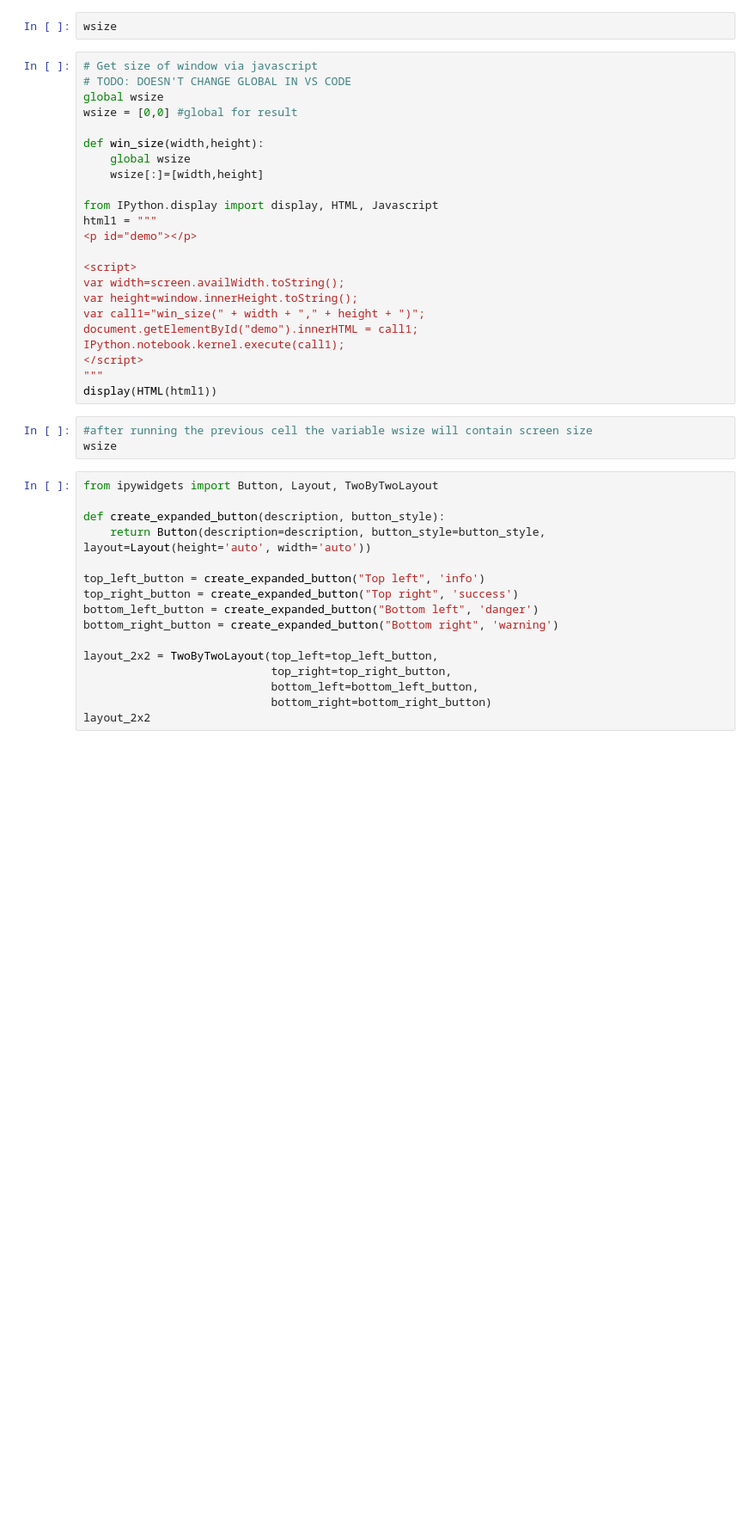
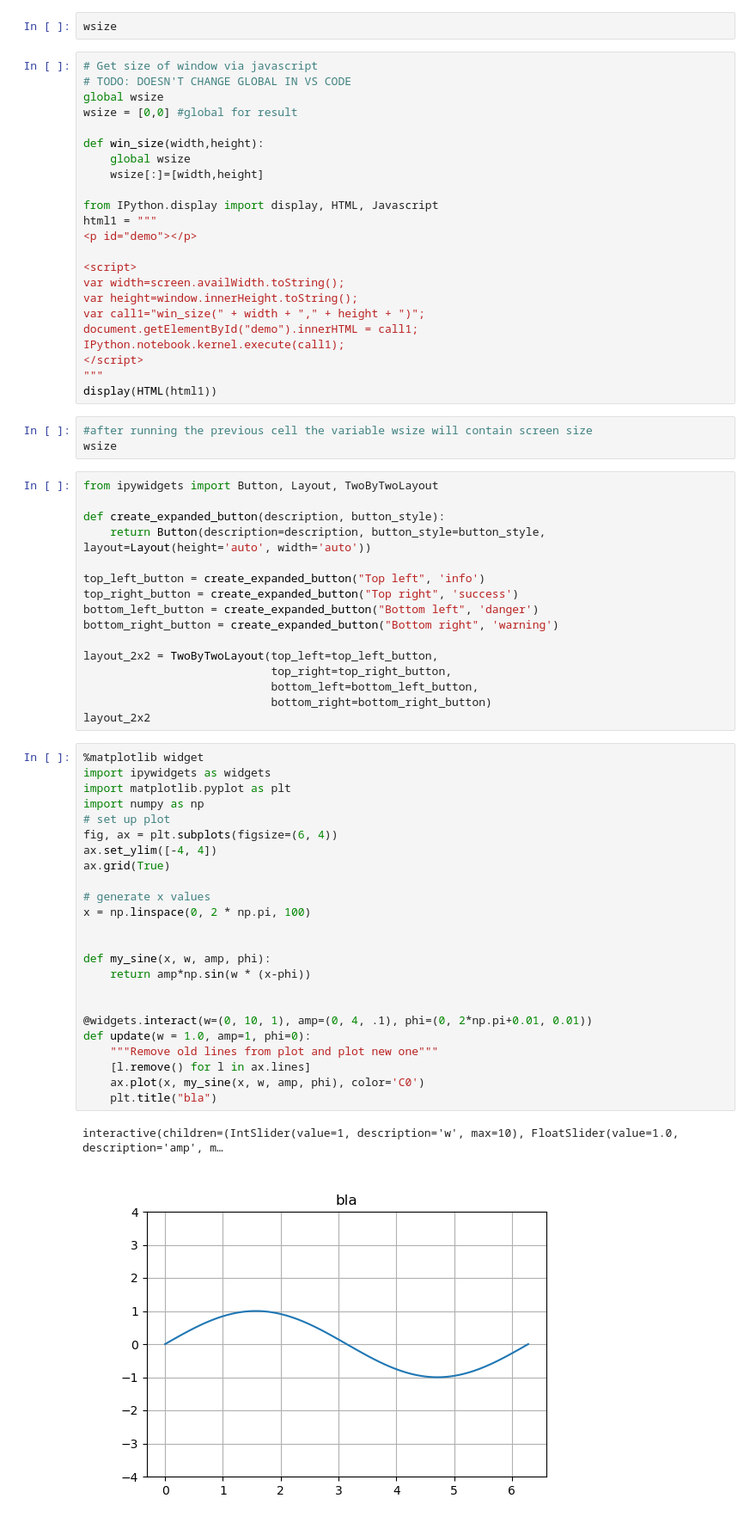
Before and after one commit to robot144/wetwin, a Jupyter notebook: widgets.ipynb, the cells around one changed output. Shown: that part at 86% size. Saved outputs shown, nothing was run; the diff lists cells and outputs as text; blank space fills up the shorter version.

```diff
--- a/widgets.ipynb
+++ b/widgets.ipynb
@@ -190,3 +190,30 @@ layout_2x2 = TwoByTwoLayout(top_left=top_left_button,
                             bottom_left=bottom_left_button,
                             bottom_right=bottom_right_button)
 layout_2x2
+# %%
+%matplotlib widget
+import ipywidgets as widgets
+import matplotlib.pyplot as plt
+import numpy as np
+# set up plot
+fig, ax = plt.subplots(figsize=(6, 4))
+ax.set_ylim([-4, 4])
+ax.grid(True)
+
+# generate x values
+x = np.linspace(0, 2 * np.pi, 100)
+
+
+def my_sine(x, w, amp, phi):
+    return amp*np.sin(w * (x-phi))
+
+
+@widgets.interact(w=(0, 10, 1), amp=(0, 4, .1), phi=(0, 2*np.pi+0.01, 0.01))
+def update(w = 1.0, amp=1, phi=0):
+    """Remove old lines from plot and plot new one"""
+    [l.remove() for l in ax.lines]
+    ax.plot(x, my_sine(x, w, amp, phi), color='C0')
+    plt.title("bla")
+# %% [output]
+interactive(children=(IntSlider(value=1, description='w', max=10), FloatSlider(value=1.0, description='amp', m…
+[figure, added]
```
Also changed, not shown: parts of 1 cell of this notebook, 2 other files.
